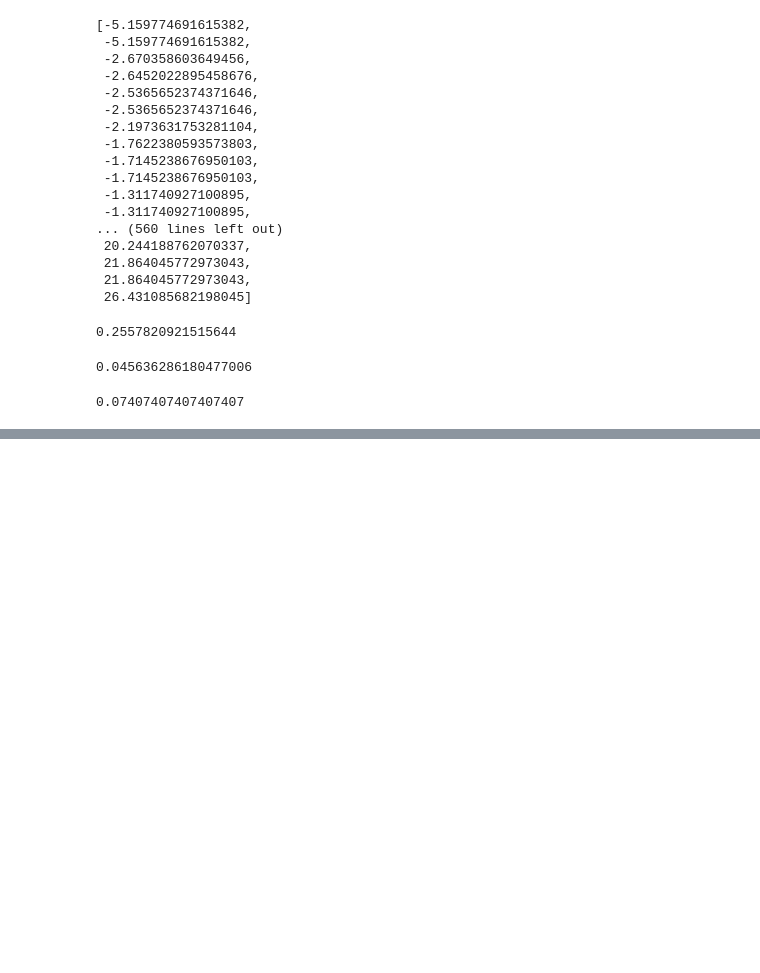
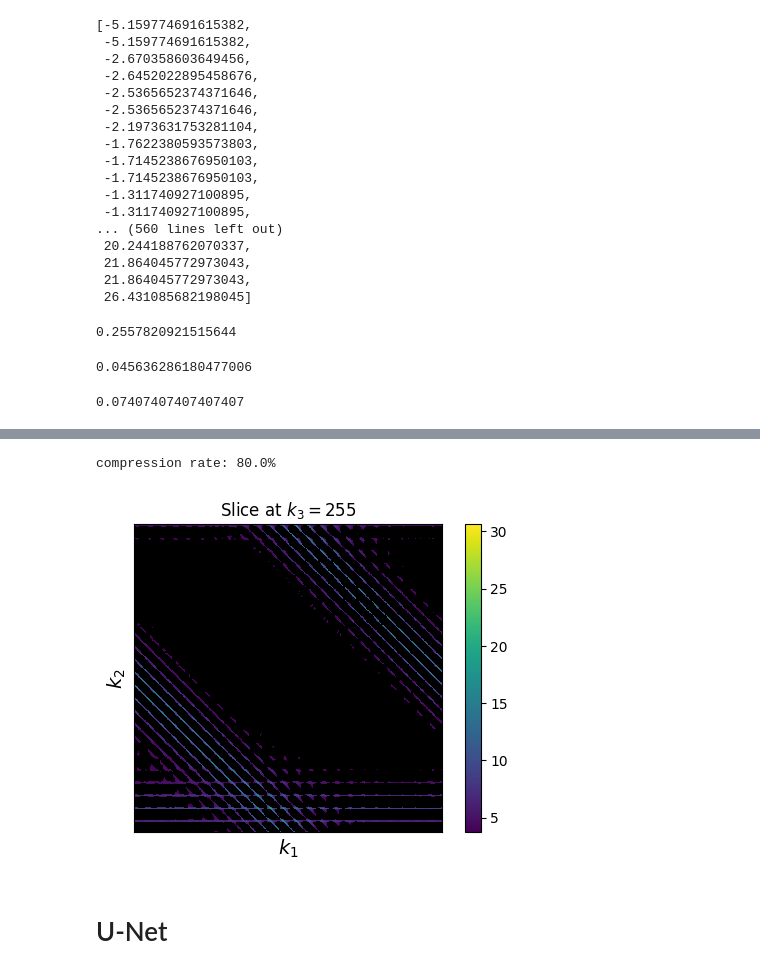
Before and after one commit to DanielSpringer/PhysML, a Jupyter notebook: notebooks/vertex/dev_seb.ipynb, the cells around one changed output, grey strips where cells are left out. Saved outputs shown, nothing was run; the diff lists cells and outputs as text; code cells hidden in the pictures; blank space fills up the shorter version.

```diff
--- a/notebooks/vertex/dev_seb.ipynb
+++ b/notebooks/vertex/dev_seb.ipynb
@@ -509,0 +598,16 @@ compr
+# %%
+compression_rate = 0.80
+cutoff = val_sorted[p > compression_rate].min()
+values2 = values.copy()
+values2[values2 < cutoff] = np.nan
+sparse_vertex = values2.reshape(vertex3.shape)
+
+print(f'compression rate: {compression_rate * 100:.1f}%')
+
+axis, slice_at = 3, 255
+vertvis.plot_section(sparse_vertex, axis, slice_at, figsize=(6,4), title=f'Slice at $k_{axis}={slice_at}$')
+
+del val_sorted, values, p, values2
+# %% [output]
+compression rate: 80.0%
+[figure, added]
@@ -509,0 +634,2 @@ compr
+# %% [markdown]
+# U-Net
```
Also changed, not shown: parts of 20 cells of this notebook, 11 other files.
